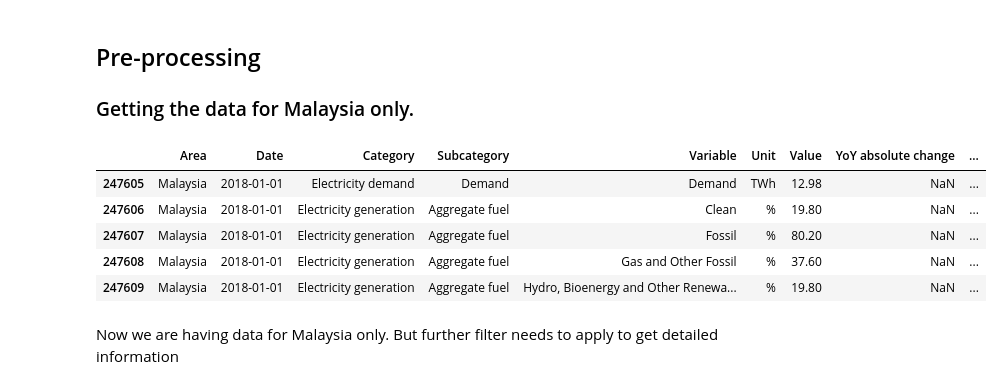
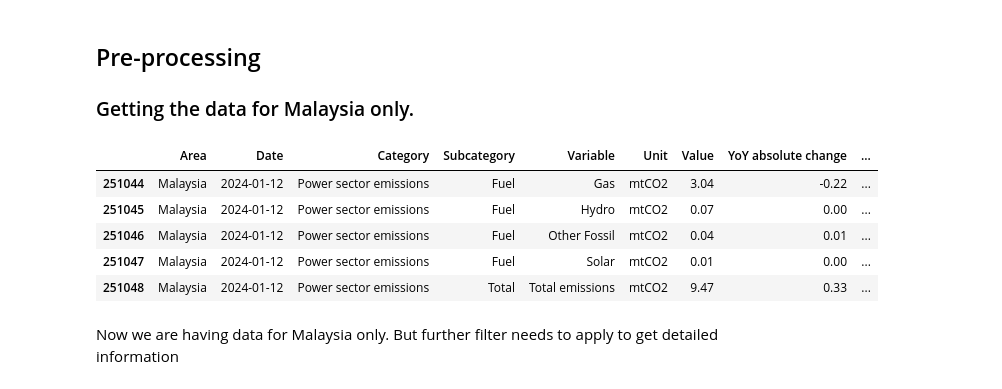
Before and after one commit to kayyyy3/Energy-Analysis, a Jupyter notebook: Ember_Energy_Analysis.ipynb, the cells around one changed output. Saved outputs shown, nothing was run; the diff lists cells and outputs as text; code cells hidden in the pictures.

```diff
--- a/Ember_Energy_Analysis.ipynb
+++ b/Ember_Energy_Analysis.ipynb
@@ -55,24 +55,27 @@ Based on the Non-Null Count, there are **null data** for some of the columns.
 ## Pre-processing
 ### Getting the data for Malaysia only.
 # %%
-# Convert 'Date' column to datetime objects
+# convert 'Date' column to datetime objects
 df['Date'] = pd.to_datetime(df['Date'])
 
-# Filter data for Malaysia data only
+# filter data for Malaysia data only
 df_msia = df[(df['Area'] == 'Malaysia')].copy()
 
-# Drop unnesscary columns
+# drop unnesscary columns
 df_msia.drop(columns=['Country code', 'Area type', 'Continent', 'Ember region', 'EU', 'OECD', 'G20', 'G7','ASEAN'], inplace=True)
 
-# Display head of the filtered data
-df_msia.head()
+# filter data 2025 out
+df_msia = df_msia[df_msia['Date'].dt.year < 2025].copy()
+
+# Display tail of the filtered data
+df_msia.tail()
 # %% [output]
 |  | Area | Date | Category | Subcategory | Variable | Unit | Value | YoY absolute change | ... |
-| 247605 | Malaysia | 2018-01-01 | Electricity demand | Demand | Demand | TWh | 12.98 | NaN | ... |
-| 247606 | Malaysia | 2018-01-01 | Electricity generation | Aggregate fuel | Clean | % | 19.80 | NaN | ... |
-| 247607 | Malaysia | 2018-01-01 | Electricity generation | Aggregate fuel | Fossil | % | 80.20 | NaN | ... |
-| 247608 | Malaysia | 2018-01-01 | Electricity generation | Aggregate fuel | Gas and Other Fossil | % | 37.60 | NaN | ... |
-| 247609 | Malaysia | 2018-01-01 | Electricity generation | Aggregate fuel | Hydro, Bioenergy and Other Renewa... | % | 19.80 | NaN | ... |
+| 251044 | Malaysia | 2024-01-12 | Power sector emissions | Fuel | Gas | mtCO2 | 3.04 | -0.22 | ... |
+| 251045 | Malaysia | 2024-01-12 | Power sector emissions | Fuel | Hydro | mtCO2 | 0.07 | 0.00 | ... |
+| 251046 | Malaysia | 2024-01-12 | Power sector emissions | Fuel | Other Fossil | mtCO2 | 0.04 | 0.01 | ... |
+| 251047 | Malaysia | 2024-01-12 | Power sector emissions | Fuel | Solar | mtCO2 | 0.01 | 0.00 | ... |
+| 251048 | Malaysia | 2024-01-12 | Power sector emissions | Total | Total emissions | mtCO2 | 9.47 | 0.33 | ... |
 # %% [markdown]
 Now we are having data for Malaysia only. But further filter needs to apply to get detailed information
 # %% [markdown]
```
Also changed, not shown: parts of 17 cells of this notebook.
